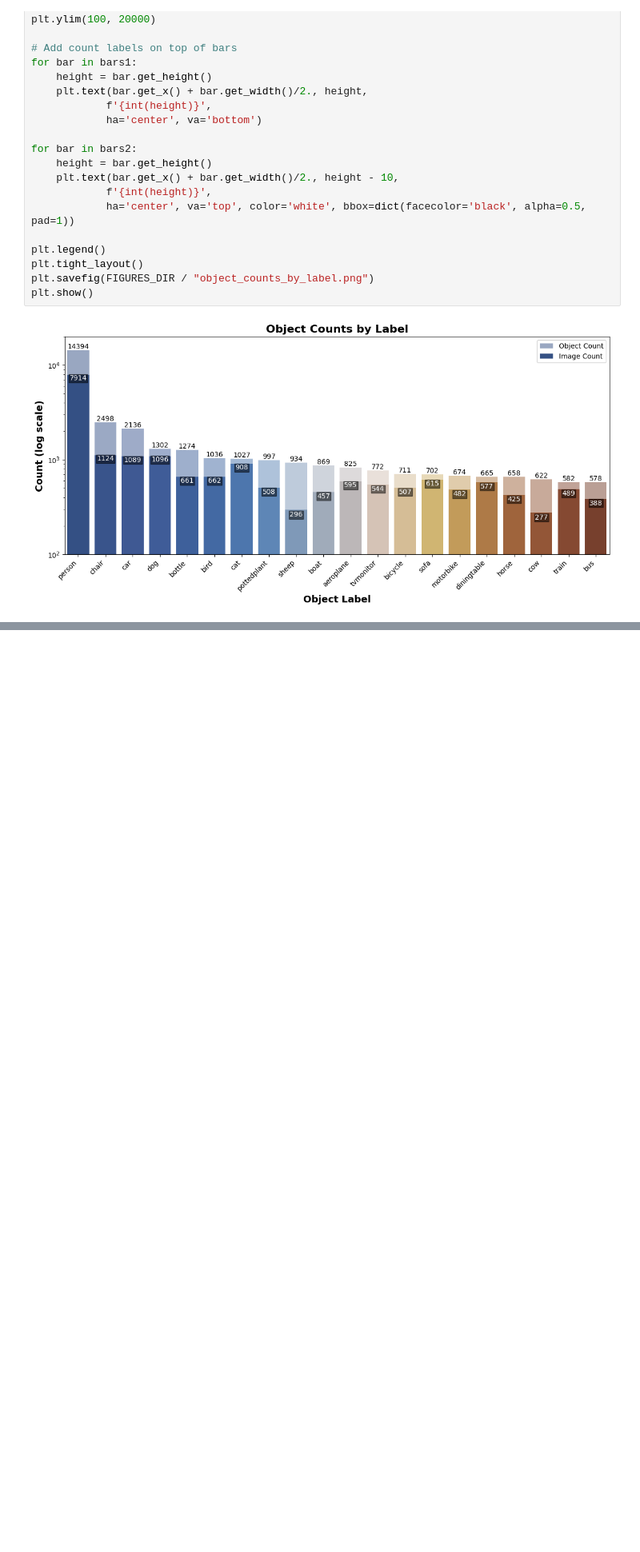
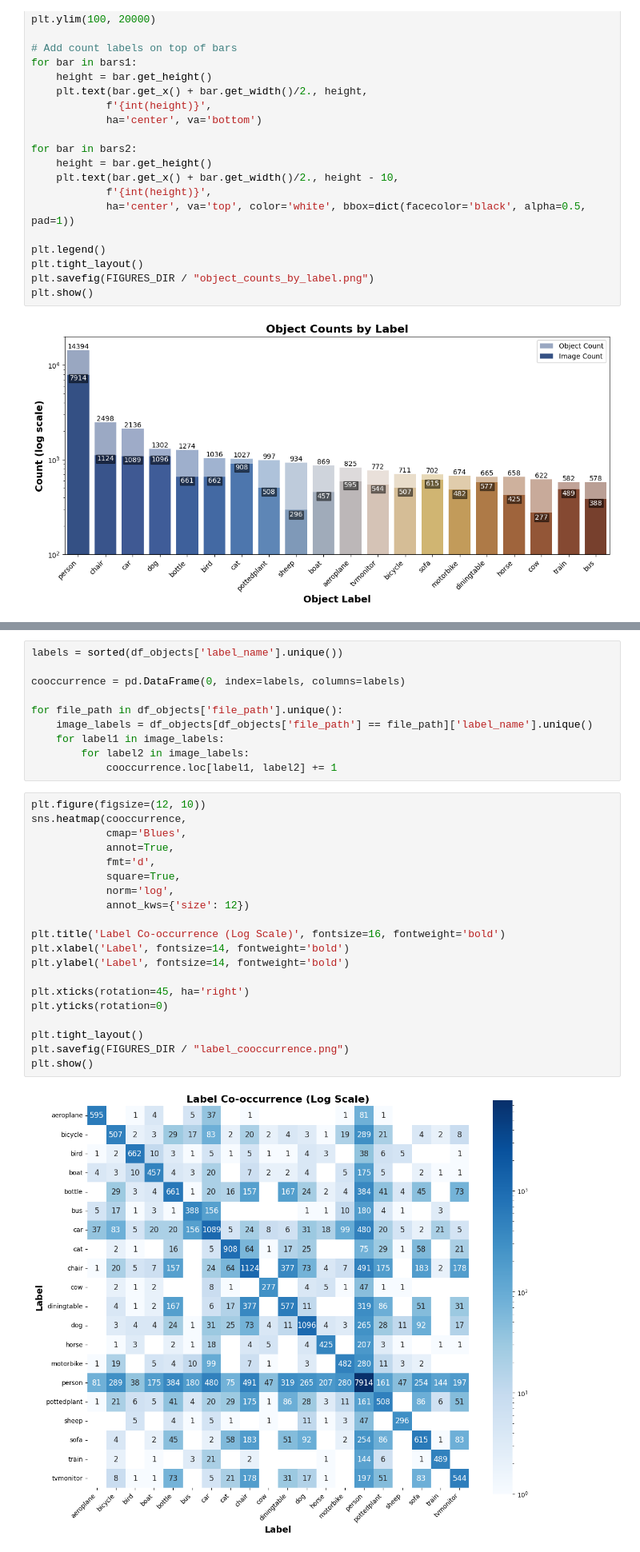
Before and after one commit to ZachParent/mai-object-recognition, a Jupyter notebook: practicals/p1/notes/0.3_dataset_analysis_2025-02-27.ipynb, the cells around one changed output, grey strips where cells are left out. Shown at 80% size. Cells and saved outputs as stored; diff of their text form; blank space fills up the shorter version.

```diff
--- a/practicals/p1/notes/0.3_dataset_analysis_2025-02-27.ipynb
+++ b/practicals/p1/notes/0.3_dataset_analysis_2025-02-27.ipynb
@@ -242,0 +291,32 @@ plt.show()
+# %%
+labels = sorted(df_objects['label_name'].unique())
+
+cooccurrence = pd.DataFrame(0, index=labels, columns=labels)
+
+for file_path in df_objects['file_path'].unique():
+    image_labels = df_objects[df_objects['file_path'] == file_path]['label_name'].unique()
+    for label1 in image_labels:
+        for label2 in image_labels:
+            cooccurrence.loc[label1, label2] += 1
+# %%
+plt.figure(figsize=(12, 10))
+sns.heatmap(cooccurrence,
+            cmap='Blues',
+            annot=True,
+            fmt='d',
+            square=True,
+            norm='log',
+            annot_kws={'size': 12})
+
+plt.title('Label Co-occurrence (Log Scale)', fontsize=16, fontweight='bold')
+plt.xlabel('Label', fontsize=14, fontweight='bold')
+plt.ylabel('Label', fontsize=14, fontweight='bold')
+
+plt.xticks(rotation=45, ha='right')
+plt.yticks(rotation=0)
+
+plt.tight_layout()
+plt.savefig(FIGURES_DIR / "label_cooccurrence.png")
+plt.show()
+# %% [output]
+[figure, added]
```
Also changed, not shown: parts of 10 cells of this notebook, 3 other files.
